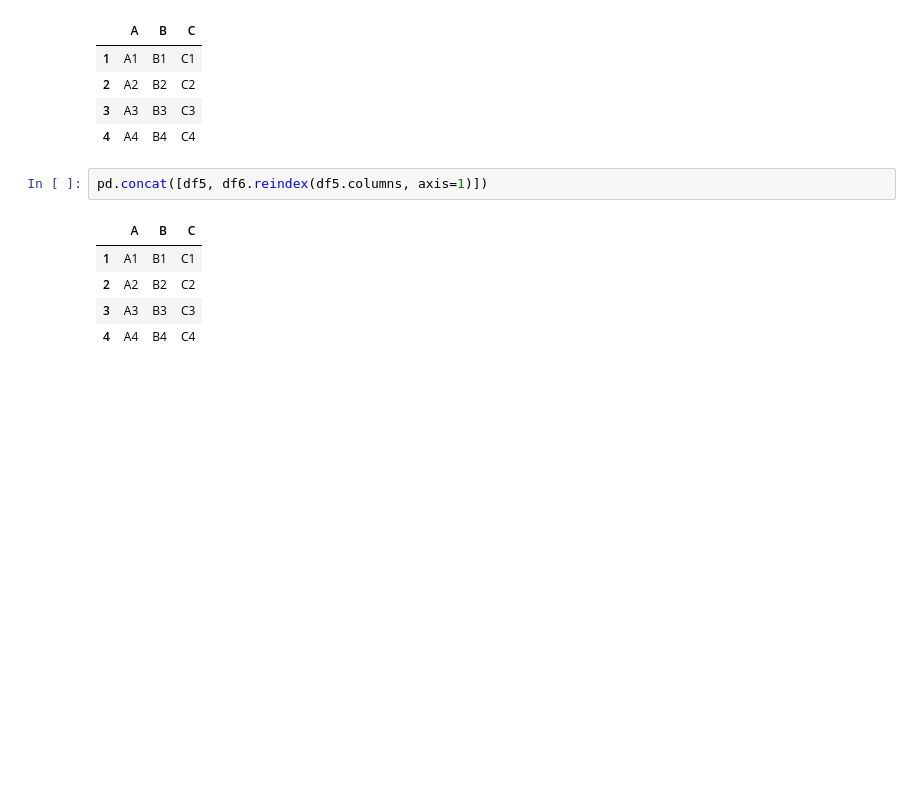
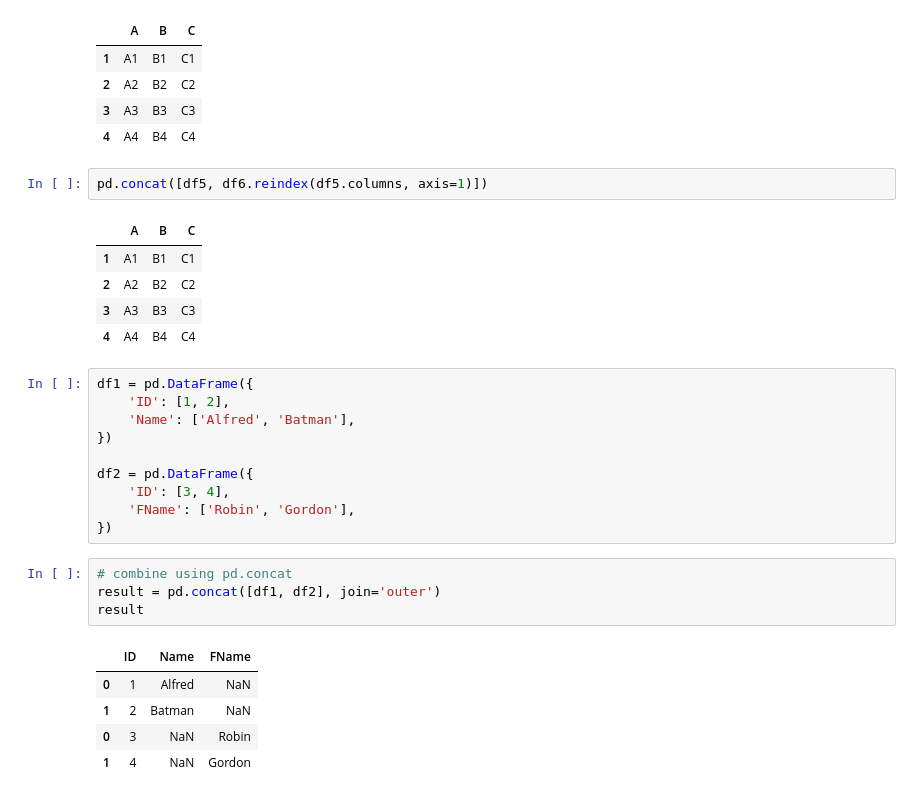
Before and after one commit to WillardDev/Python_Data_Analysis, a Jupyter notebook: Concat_And_Append.ipynb, the cells around one changed output. Saved outputs shown, nothing was run; the diff lists cells and outputs as text; blank space fills up the shorter version.

Commit message:
Add DataFrame examples and concatenation operations to Concat_And_Append notebook

```diff
--- a/Concat_And_Append.ipynb
+++ b/Concat_And_Append.ipynb
@@ -244,3 +244,23 @@ pd.concat([df5, df6.reindex(df5.columns, axis=1)])
 | 2 | A2 | B2 | C2 |
 | 3 | A3 | B3 | C3 |
 | 4 | A4 | B4 | C4 |
+# %%
+df1 = pd.DataFrame({
+    'ID': [1, 2],
+    'Name': ['Alfred', 'Batman'],
+})
+
+df2 = pd.DataFrame({
+    'ID': [3, 4],
+    'FName': ['Robin', 'Gordon'],
+})
+# %%
+# combine using pd.concat
+result = pd.concat([df1, df2], join='outer')
+result
+# %% [output]
+|  | ID | Name | FName |
+| 0 | 1 | Alfred | NaN |
+| 1 | 2 | Batman | NaN |
+| 0 | 3 | NaN | Robin |
+| 1 | 4 | NaN | Gordon |
```
Also changed, not shown: parts of 1 cell of this notebook.
